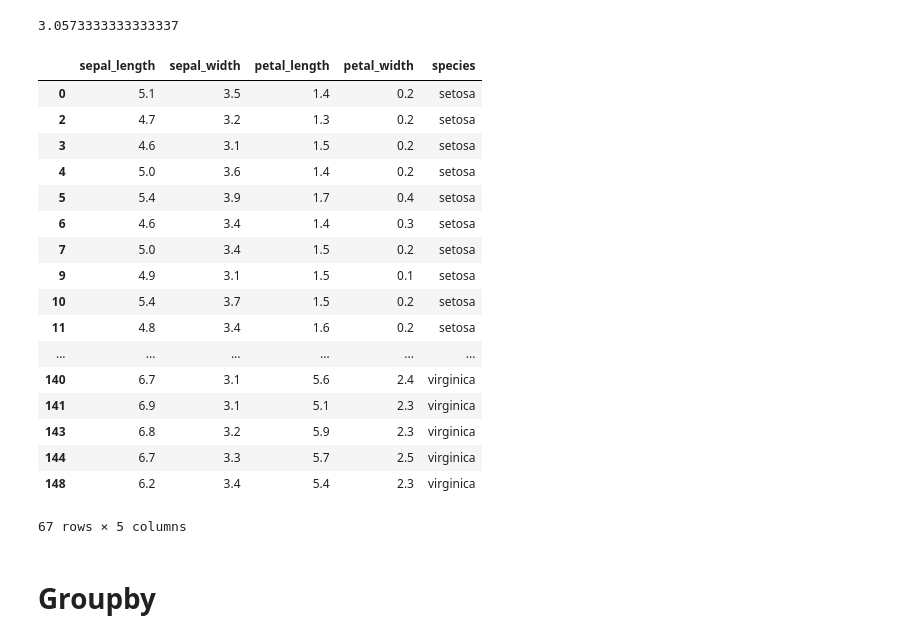
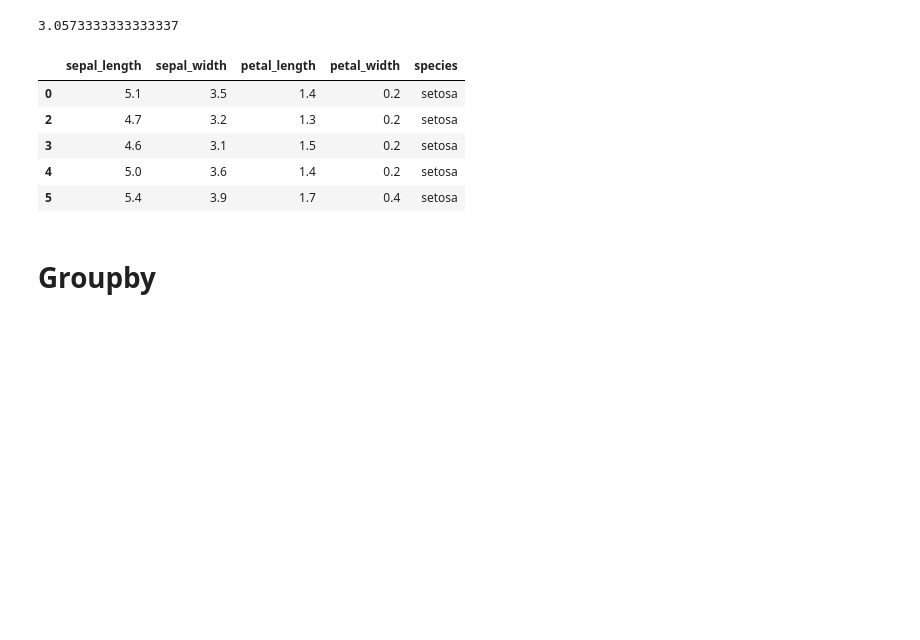
Before and after one commit to Nilanshrajput/Deep_learning_Essentials, a Jupyter notebook: Pandas_Tut-1.ipynb, the cells around one changed output. Cells and saved outputs as stored; diff of their text form; code cells hidden in the pictures; blank space fills up the shorter version.

```diff
--- a/Pandas_Tut-1.ipynb
+++ b/Pandas_Tut-1.ipynb
@@ -173,28 +173,16 @@ sep_wid_mean
 3.0573333333333337
 # %%
 #boolean subsetting
-df.loc[df['sepal_width']>sep_wid_mean,:]
+df.loc[df['sepal_width']>sep_wid_mean,:].head()
 # " : " for giving all coulmn or rows,
 #in the case all coulmn as its in right of comma
 # %% [output]
 |  | sepal_length | sepal_width | petal_length | petal_width | species |
 | 0 | 5.1 | 3.5 | 1.4 | 0.2 | setosa |
 | 2 | 4.7 | 3.2 | 1.3 | 0.2 | setosa |
 | 3 | 4.6 | 3.1 | 1.5 | 0.2 | setosa |
 | 4 | 5.0 | 3.6 | 1.4 | 0.2 | setosa |
 | 5 | 5.4 | 3.9 | 1.7 | 0.4 | setosa |
-| 6 | 4.6 | 3.4 | 1.4 | 0.3 | setosa |
-| 7 | 5.0 | 3.4 | 1.5 | 0.2 | setosa |
-| 9 | 4.9 | 3.1 | 1.5 | 0.1 | setosa |
-| 10 | 5.4 | 3.7 | 1.5 | 0.2 | setosa |
-| 11 | 4.8 | 3.4 | 1.6 | 0.2 | setosa |
-| ... | ... | ... | ... | ... | ... |
-| 140 | 6.7 | 3.1 | 5.6 | 2.4 | virginica |
-| 141 | 6.9 | 3.1 | 5.1 | 2.3 | virginica |
-| 143 | 6.8 | 3.2 | 5.9 | 2.3 | virginica |
-| 144 | 6.7 | 3.3 | 5.7 | 2.5 | virginica |
-| 148 | 6.2 | 3.4 | 5.4 | 2.3 | virginica |
-67 rows × 5 columns
 # %% [markdown]
 # Groupby
 # %%
```
